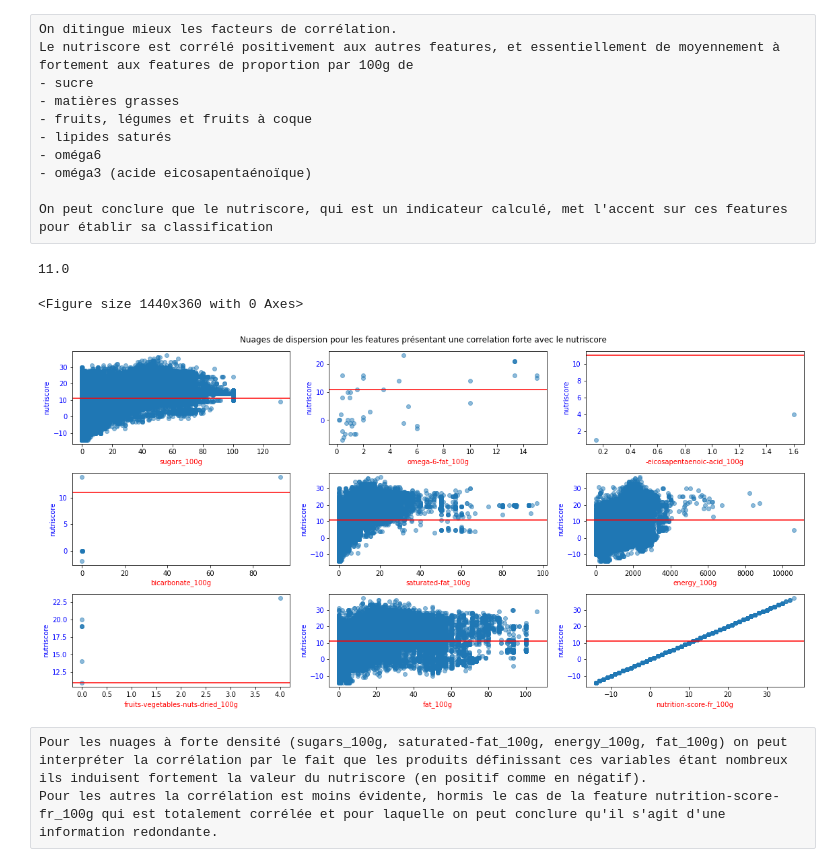
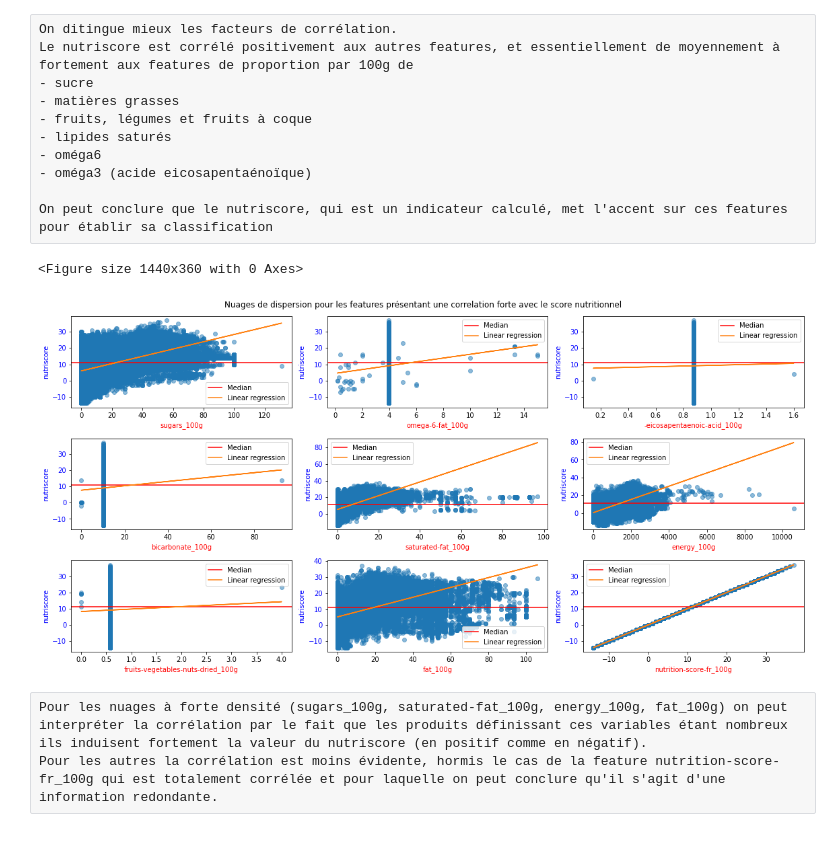
Before and after one commit to aldeponk/openfoodfact, a Jupyter notebook: Analysis.ipynb, the cells around one changed output. Cells and saved outputs as stored; diff of their text form; code cells hidden in the pictures.

Commit message:
Bivariate analysis with regression ok

```diff
--- a/Analysis.ipynb
+++ b/Analysis.ipynb
@@ -49,0 +57,9 @@ data=pd.read_csv('../dataset/en.openfoodfacts.org.products.csv',sep='\t',nrows=3
+# %%
+scoring_features = ['energy-kcal_100g',
+ 'saturated-fat_100g',
+'salt_100g',
+'sugars_100g',
+'fiber_100g',
+'proteins_100g',
+'fruits-vegetables-nuts_100g']
+scoring_features
@@ -66,0 +107,12 @@ Name: nutrition-score-fr_100g, dtype: float64
+# %%
+plt.figure(figsize=(20,5))
+
+fig, axes = plt.subplots(3,3, figsize=(16,8))
+
+plt.suptitle("BoxPlots des features de scoring")
+for i, ax in zip(range(7), axes.flat):
+    data.boxplot(column=[scoring_features[i]], ax=axes.flatten()[i])
+
+plt.tight_layout()
+
+plt.show()
@@ -128,34 +188,45 @@ Le nutriscore est corrélé positivement aux autres features, et essentiellement
 
 On peut conclure que le nutriscore, qui est un indicateur calculé, met l'accent sur ces features pour établir sa classification
 # %%
-import matplotlib.pyplot as plt
 
+pd.options.mode.chained_assignment = None
 features = ["sugars_100g","omega-6-fat_100g","-eicosapentaenoic-acid_100g","bicarbonate_100g","saturated-fat_100g",
                "energy_100g","fruits-vegetables-nuts-dried_100g","fat_100g","nutrition-score-fr_100g"]
 
-nutriscores = data[data.nutriscore_score != np.nan]
+nutriscores = data[data.nutriscore_score.notnull()]
 median = nutriscores["nutriscore_score"].median()
 
 plt.figure(figsize=(20,5))
 
 fig, axes = plt.subplots(3,3, figsize=(16,8))
 
-plt.suptitle("Nuages de dispersion pour les features présentant une correlation forte avec le nutriscore")
+plt.suptitle("Nuages de dispersion pour les features présentant une correlation forte avec le score nutritionnel")
 for i, ax in zip(range(9), axes.flat):
     ax.set_xlabel(features[i], color="red")
     ax.set_ylabel('nutriscore', color='blue')
-    ax.plot(nutriscores[features[i]],nutriscores["nutriscore_score"], 'o',alpha=0.5,label=features[i])
+
+    feature_mean = nutriscores[features[i]].mean()
+    subset=nutriscores[features[i]]
+    subset.fillna(feature_mean, inplace = True)
+
+    ax.plot(nutriscores[features[i]],nutriscores["nutriscore_score"], 'o',alpha=0.5)
     ax.tick_params(axis='y', labelcolor="blue")
 
-    ax.axhline(y=median, color='r', linestyle='-')
+    ax.axhline(y=median, color='r', linestyle='-', label='Median')
+
+    x = nutriscores[features[i]].to_numpy(dtype=object).astype(str).astype(float)
+    y = nutriscores['nutriscore_score'].to_numpy(dtype=object).astype(str).astype(float)
+
+    m, b = np.polyfit(x, y, 1)
+    ax.plot(subset, m*subset + b, label='Linear regression')
+    ax.legend()
 
 plt.tight_layout()
 
 plt.show()
 # %% [output]
-11.0
+<Figure size 1440x360 with 0 Axes>
-<Figure size 1440x360 with 0 Axes>
-[figure, old version]
+[figure, new version]
 # %% [raw]
 Pour les nuages à forte densité (sugars_100g, saturated-fat_100g, energy_100g, fat_100g) on peut interpréter la corrélation par le fait que les produits définissant ces variables étant nombreux ils induisent fortement la valeur du nutriscore (en positif comme en négatif).
 Pour les autres la corrélation est moins évidente, hormis le cas de la feature nutrition-score-fr_100g qui est totalement corrélée et pour laquelle on peut conclure qu'il s'agit d'une information redondante.
```
Also changed, not shown: parts of 39 cells of this notebook, 2 other files.
